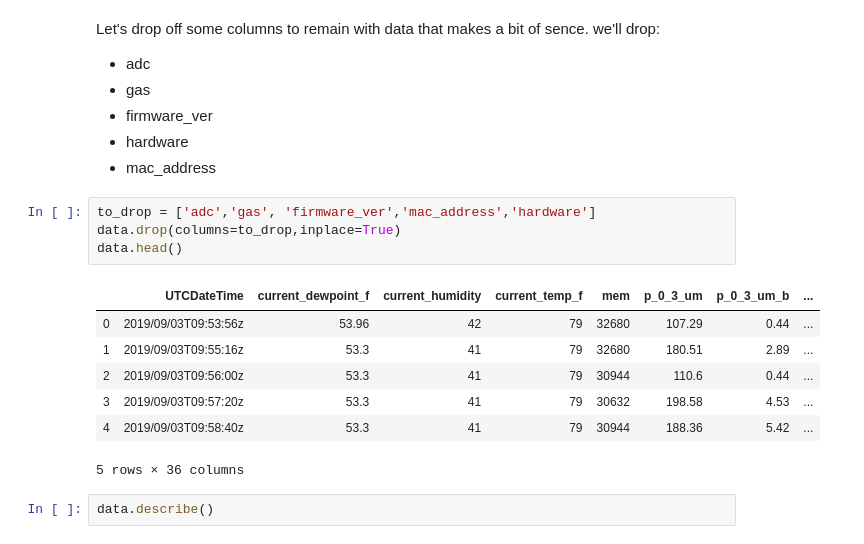
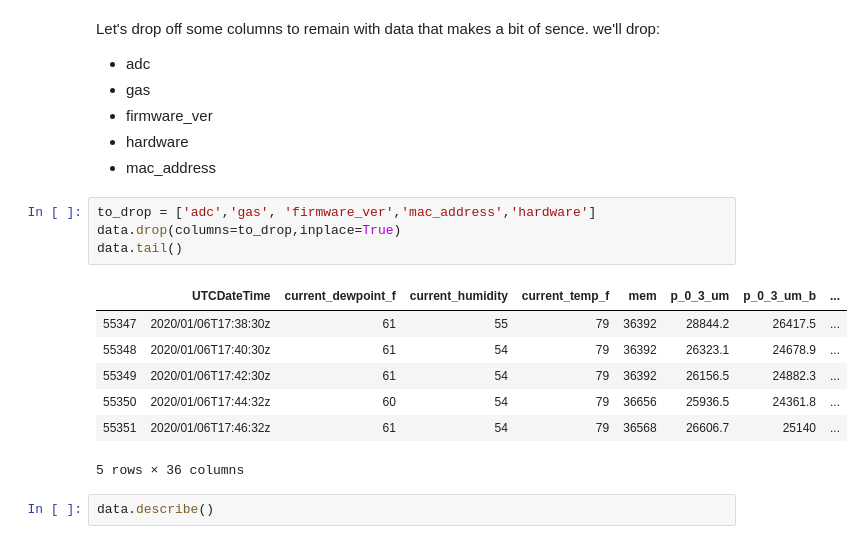
Before and after one commit to Rohianon/PurpleAirCaptsoneProject., a Jupyter notebook: Scripts/purleair.ipynb, the cells around one changed output. Cells and saved outputs as stored; diff of their text form.

```diff
--- a/Scripts/purleair.ipynb
+++ b/Scripts/purleair.ipynb
@@ -112,14 +153,14 @@ we'll drop:
 # %%
 to_drop = ['adc','gas', 'firmware_ver','mac_address','hardware']
 data.drop(columns=to_drop,inplace=True)
-data.head()
+data.tail()
 # %% [output]
 |  | UTCDateTime | current_dewpoint_f | current_humidity | current_temp_f | mem | p_0_3_um | p_0_3_um_b | ... |
-| 0 | 2019/09/03T09:53:56z | 53.96 | 42 | 79 | 32680 | 107.29 | 0.44 | ... |
-| 1 | 2019/09/03T09:55:16z | 53.3 | 41 | 79 | 32680 | 180.51 | 2.89 | ... |
-| 2 | 2019/09/03T09:56:00z | 53.3 | 41 | 79 | 30944 | 110.6 | 0.44 | ... |
-| 3 | 2019/09/03T09:57:20z | 53.3 | 41 | 79 | 30632 | 198.58 | 4.53 | ... |
-| 4 | 2019/09/03T09:58:40z | 53.3 | 41 | 79 | 30944 | 188.36 | 5.42 | ... |
+| 55347 | 2020/01/06T17:38:30z | 61 | 55 | 79 | 36392 | 28844.2 | 26417.5 | ... |
+| 55348 | 2020/01/06T17:40:30z | 61 | 54 | 79 | 36392 | 26323.1 | 24678.9 | ... |
+| 55349 | 2020/01/06T17:42:30z | 61 | 54 | 79 | 36392 | 26156.5 | 24882.3 | ... |
+| 55350 | 2020/01/06T17:44:32z | 60 | 54 | 79 | 36656 | 25936.5 | 24361.8 | ... |
+| 55351 | 2020/01/06T17:46:32z | 61 | 54 | 79 | 36568 | 26606.7 | 25140 | ... |
 5 rows × 36 columns
 # %%
 data.describe()
```
Also changed, not shown: parts of 38 cells of this notebook, 1 other file.
